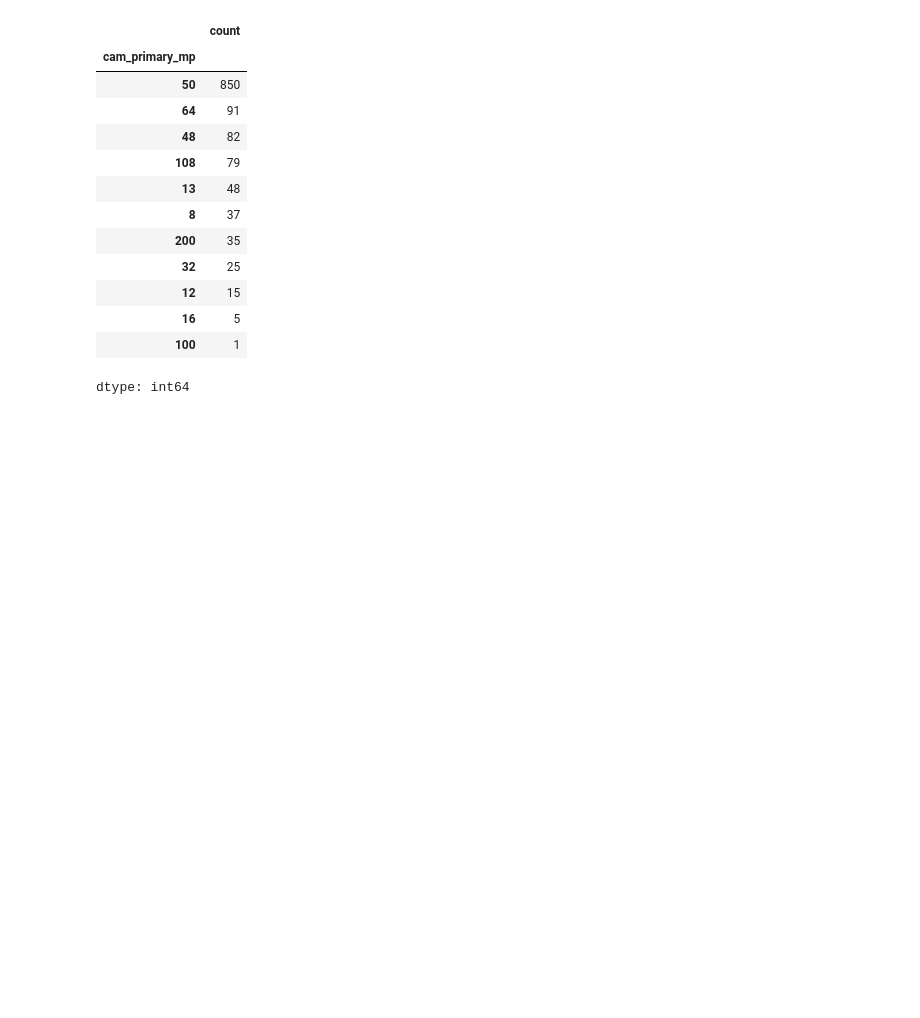
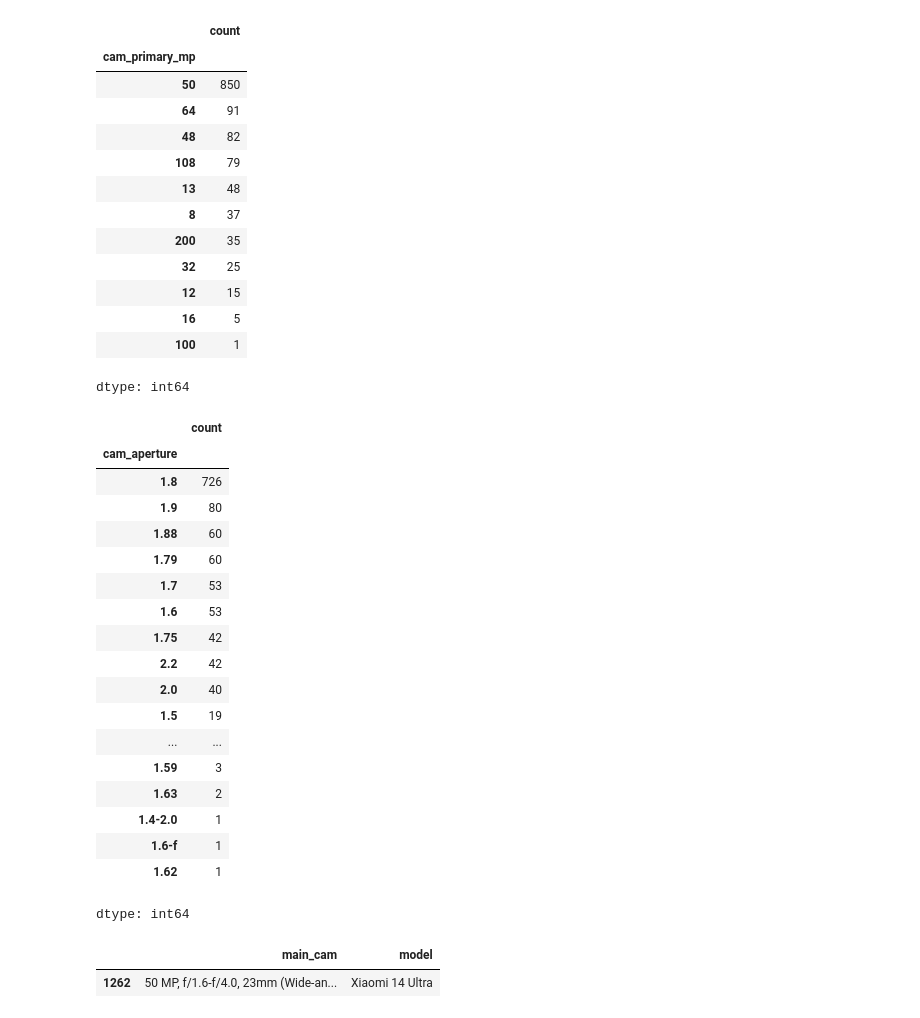
Before and after one commit to rajeshxdatascience/smartphone-recommender-system, a Jupyter notebook: SpecLens_AI_Data_Engineering.ipynb, the cells around one changed output. Saved outputs shown, nothing was run; the diff lists cells and outputs as text; code cells hidden in the pictures; blank space fills up the shorter version.

Commit message:
feat: extracted primary aperture (min f-stop) to capture low-light capability signal

```diff
--- a/SpecLens_AI_Data_Engineering.ipynb
+++ b/SpecLens_AI_Data_Engineering.ipynb
@@ -3175,3 +3175,32 @@ df['cam_primary_mp'].value_counts(dropna=False)
 | 16 | 5 |
 | 100 | 1 |
 dtype: int64
+# %%
+df['cam_aperture'] = df['main_cam'].str.split(',').str.get(1).str.split('/').str.get(1).str.strip()
+# %%
+df['cam_aperture'].value_counts(dropna=False)
+# %% [output]
+|  | count |
+| cam_aperture |  |
+| 1.8 | 726 |
+| 1.9 | 80 |
+| 1.88 | 60 |
+| 1.79 | 60 |
+| 1.7 | 53 |
+| 1.6 | 53 |
+| 1.75 | 42 |
+| 2.2 | 42 |
+| 2.0 | 40 |
+| 1.5 | 19 |
+| ... | ... |
+| 1.59 | 3 |
+| 1.63 | 2 |
+| 1.4-2.0 | 1 |
+| 1.6-f | 1 |
+| 1.62 | 1 |
+dtype: int64
+# %%
+df[df['cam_aperture'] == '1.6-f'][['main_cam','model']]
+# %% [output]
+|  | main_cam | model |
+| 1262 | 50 MP, f/1.6-f/4.0, 23mm (Wide-an... | Xiaomi 14 Ultra |
```
Also changed, not shown: parts of 36 cells of this notebook.
